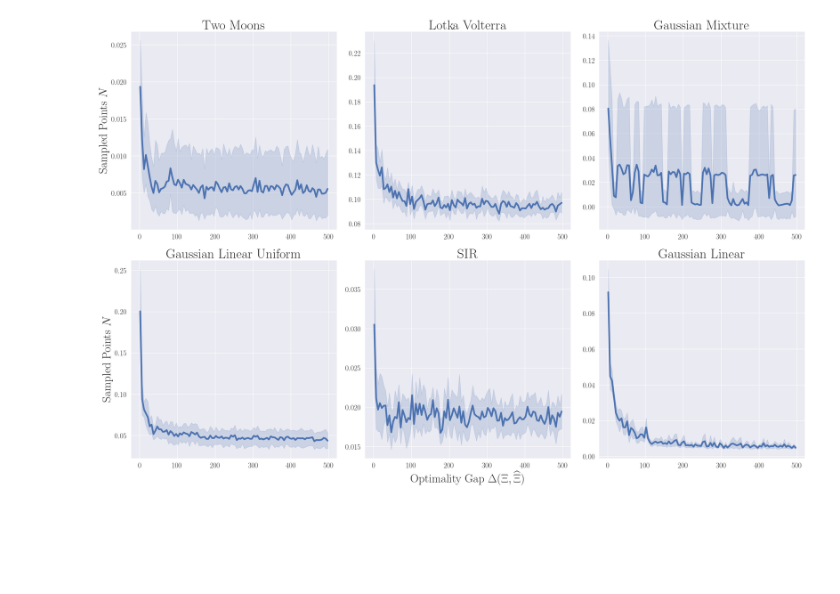
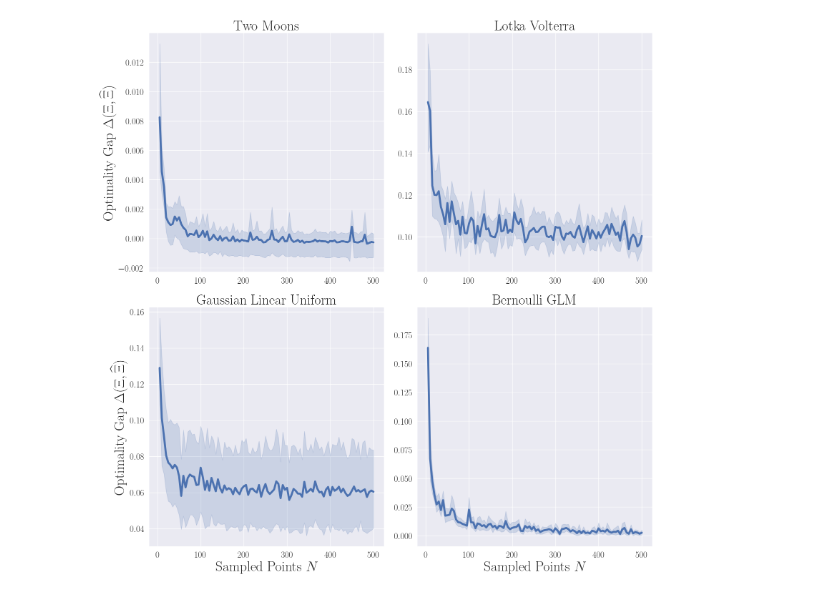
Before and after one commit to yashpatel5400/csi, a Jupyter notebook: sbi/graphics.ipynb, the cells around one changed output. Cells and saved outputs as stored; diff of their text form; code cells hidden in the pictures; blank space fills up the shorter version.

```diff
--- a/sbi/graphics.ipynb
+++ b/sbi/graphics.ipynb
@@ -32,62 +32,77 @@ plt.rc('ytick', labelsize=BIGGER_SIZE)    # fontsize of the tick labels
 plt.rc('legend', fontsize=BIGGER_SIZE)    # legend fontsize
 plt.rc('figure', titlesize=BIGGER_SIZE)  # fontsize of the figure title
 # %%
+# task_names = [
+#     "two_moons",
+#     "lotka_volterra",
+#     "gaussian_mixture",
+#     "gaussian_linear_uniform",
+#     "sir",
+#     "gaussian_linear",
+# ]
+
+# task_name_titles = [
+#     'Two Moons',
+#     'Lotka Volterra',
+#     'Gaussian Mixture',
+#     'Gaussian Linear Uniform',
+#     'SIR',
+#     'Gaussian Linear',
+# ]
+# fig, axs = plt.subplots(nrows=2, ncols=2, figsize=(24,16))
+
 task_names = [
     "two_moons",
     "lotka_volterra",
-    "gaussian_mixture",
     "gaussian_linear_uniform",
-    "sir",
-    "gaussian_linear",
+    "bernoulli_glm",
 ]
 
 task_name_titles = [
     'Two Moons',
     'Lotka Volterra',
-    'Gaussian Mixture',
     'Gaussian Linear Uniform',
-    'SIR',
-    'Gaussian Linear',
+    'Bernoulli GLM',
 ]
 
-fig, axs = plt.subplots(nrows=2, ncols=3, figsize=(24,16))
+fig, axs = plt.subplots(nrows=2, ncols=2, figsize=(16,16))
 # axs[0].set_ylabel("$\mathbb{E}_X[\mathcal{L}(\cdot)]$",fontsize=24)
 for i, task_name in enumerate(task_names):
-    ax = axs[i // 3, i - 3 * (i // 3)]
+    ax = axs[i // 2, i - 2 * (i // 2)]
 
-    ax.set_title(task_name_titles[i], fontsize=32)
+    ax.set_title(task_name_titles[i], fontsize=28)
 
-    if i == 4:
-        ax.set_xlabel(r"Optimality Gap $\Delta(\Xi, \widehat{\Xi})$",fontsize=28)
+    if i == 2 or i == 3:
+        ax.set_xlabel(r"Sampled Points $N$",fontsize=28)
     else:
         ax.set_xlabel(" ")
 
-    if i == 0 or i == 3:
-        ax.set_ylabel("Sampled Points $N$",fontsize=28)
+    if i == 0 or i == 2:
+        ax.set_ylabel(r"Optimality Gap $\Delta(\Xi, \widehat{\Xi})$",fontsize=28)
     else:
         ax.set_ylabel(" ")
 
     dists_trials = []
     for i in range(10):
         fn = os.path.join("results", "dists", f"{task_name}_{i}.pkl")
         if not os.path.exists(fn):
             break
 
         with open(fn, "rb") as f:
             Ts, dists = pickle.load(f)
             dists_trials.append(dists)
 
     full_Ts = np.hstack([Ts] * len(dists_trials))
     full_dists = np.hstack(dists_trials)
 
     df = pd.DataFrame()
     df["T"] = full_Ts
     df["dist"] = full_dists
     df["idx"] = np.hstack([[i] * len(Ts) for i in range(len(dists_trials))])
 
     sns.lineplot(data=df, x="T", y="dist", ax=ax, legend=False, palette="flare", lw=4)
 plt.tight_layout()
 plt.savefig(f"distances.png")
 # %% [output]
-[figure, old version]
+[figure, new version]
 # %%
```
Also changed, not shown: parts of 2 cells of this notebook, 5 other files.
